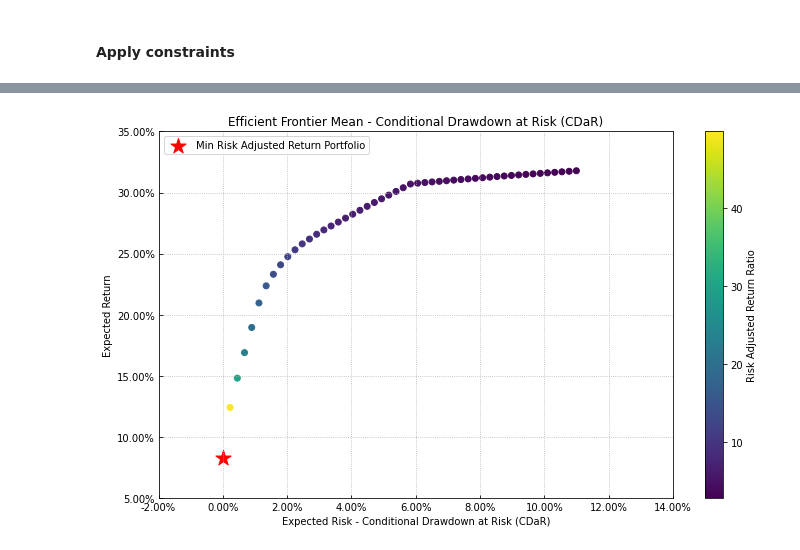
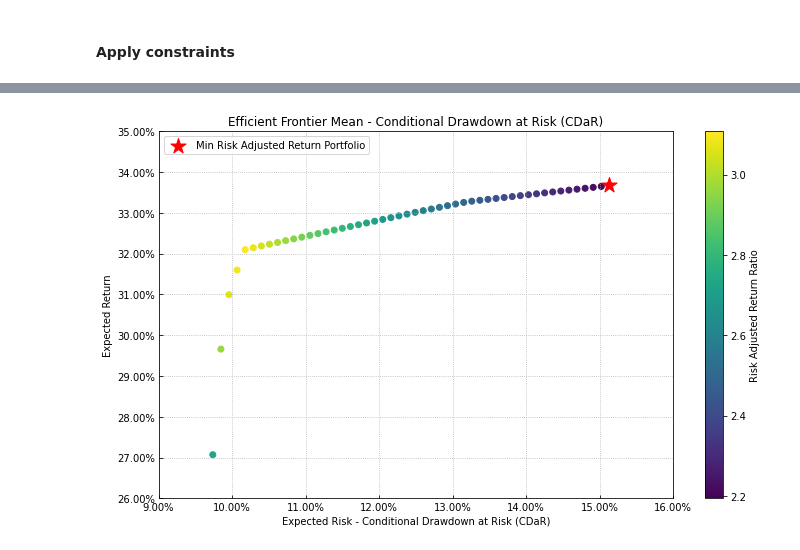
Before and after one commit to my2582/kisra, a Jupyter notebook: src/models/portfolio_advisor_riskfolio.ipynb, the cells around one changed output, grey strips where cells are left out. Cells and saved outputs as stored; diff of their text form; code cells hidden in the pictures.

Commit message:
Portfolio advisor at a notebook level.

```diff
--- a/src/models/portfolio_advisor_riskfolio.ipynb
+++ b/src/models/portfolio_advisor_riskfolio.ipynb
@@ -116,7 +122,7 @@ rf = df_rf.loc[current_idx].price  # risk free rate
 # %% [markdown]
 #### Set a log-return matrix `y`
 # %%
-port = pf.Portfolio(returns=y)
+port = pf.Portfolio(returns=y, sht=False, alpha=0.05)
 # %% [markdown]
 #### Set estimating methods
 - `method_mu` to estimate expected returns.
@@ -137,9 +141,7 @@ port.binequality = B
 # %%
 # Estimate optimal portfolio:
 model='Classic' # Could be Classic (historical), BL (Black Litterman) or FM (Factor Model)
-rm = 'CVaR' # Risk measure used, this time will be variance
-obj = 'MinRisk' # Objective function, could be MinRisk, MaxRet, Utility or Sharpe
-hist = True # Use historical scenarios for risk measures that depend on scenarios
-l=0
+rm = 'CDaR' # Risk measure used, this time will be variance
+obj = 'MaxRet' if risk_profile==4 else 'MinRisk' # Objective function, could be MinRisk, MaxRet, Utility or Sharpe
 
-w = port.optimization(model=model, rm=rm, obj=obj, rf=rf, l=l, hist=hist)
+w = port.optimization(model=model, rm=rm, obj=obj, rf=rf)
@@ -160,5 +148,5 @@ constraints
 # %%
-w = pd.merge(w, universe.loc[:,['itemcode', 'tracking_code']], left_index=True, right_on='itemcode', how='left')
-w = w[['weights', 'tracking_code']].set_index('tracking_code')
-ax = plf.plot_pie(w=w, title='Min CDaR', others=0.05, nrow=25, cmap = "tab20",
-                  height=6, width=10, ax=None)
+w = pd.merge(w, universe.loc[:,['itemcode', 'tracking_code', 'itemname']], left_index=True, right_on='itemcode', how='left')
+w = w[['weights', 'tracking_code', 'itemcode', 'itemname']].set_index('itemcode', drop=True)
+eps = 1e-09
+w.loc[np.abs(w.weights)<eps,'weights'] = 0
@@ -201,5 +152,0 @@ constraints
-# %%
-w = pd.merge(w, universe.loc[:,['itemcode', 'tracking_code']], left_index=True, right_on='itemcode', how='left')
-w = w[['weights', 'tracking_code']].set_index('tracking_code')
-ax = plf.plot_pie(w=w, title='Min CDaR', others=0.05, nrow=25, cmap = "tab20",
-                  height=6, width=10, ax=None)
@@ -312,13 +215,14 @@ display(frontier.T.head())
 # %%
+import riskfolio.PlotFunctions as plf
+
 # Plotting the efficient frontier
-
 label = 'Min Risk Adjusted Return Portfolio' # Title of point
 mu = port.mu # Expected returns
 cov = port.cov # Covariance matrix
 returns = port.returns # Returns of the assets
 
 ax = plf.plot_frontier(w_frontier=frontier, mu=mu, cov=cov, returns=returns, rm=rm,
-                       rf=rf, alpha=0.05, cmap='viridis', w=w, label=label,
+                       rf=rf, alpha=0.05, cmap='viridis', w=w.drop('itemname', axis=1).set_index('tracking_code'), label=label,
                        marker='*', s=16, c='r', height=6, width=10, ax=None)
 # %% [output]
-[figure, old version]
+[figure, new version]
```
Also changed, not shown: parts of 47 cells of this notebook, 20 other files.
